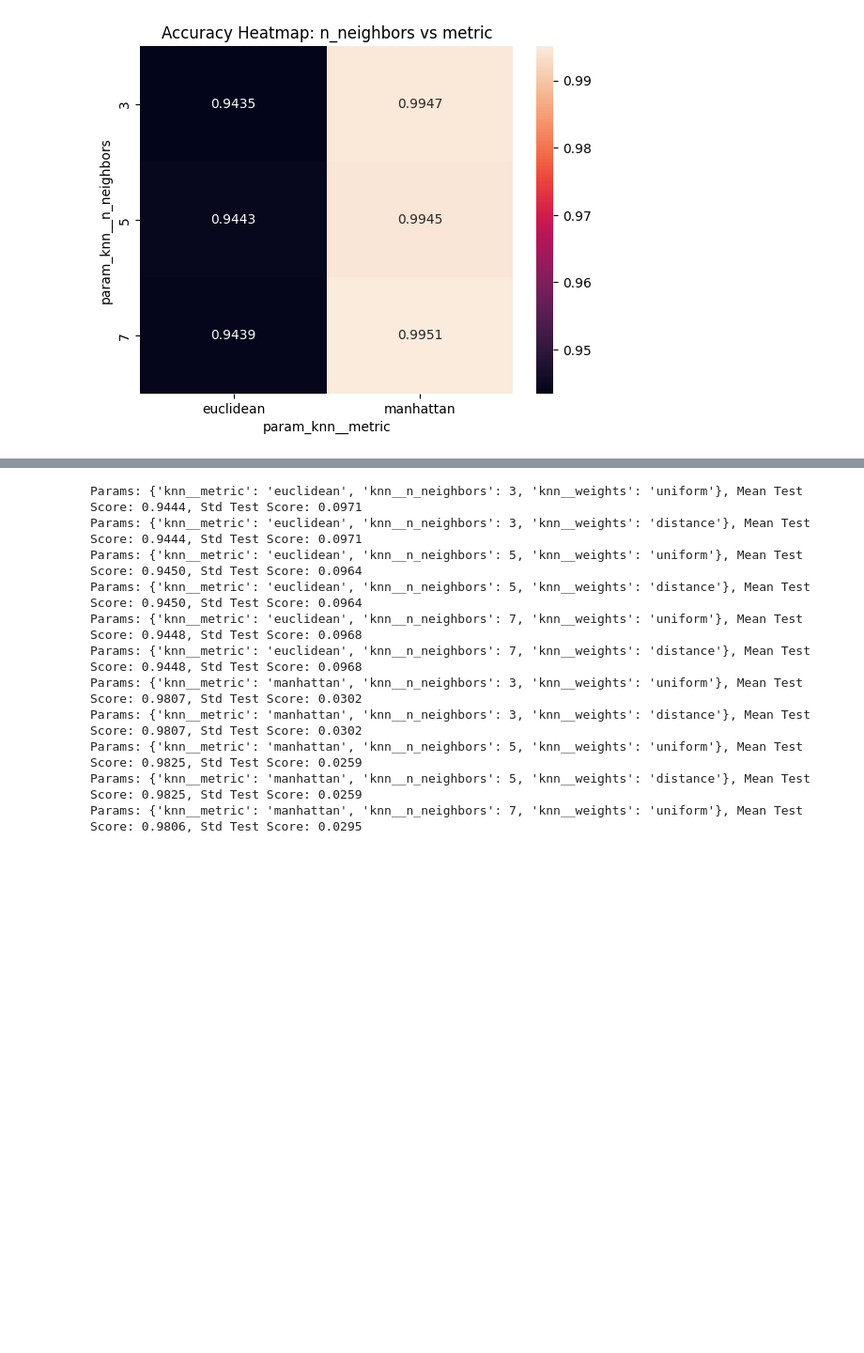
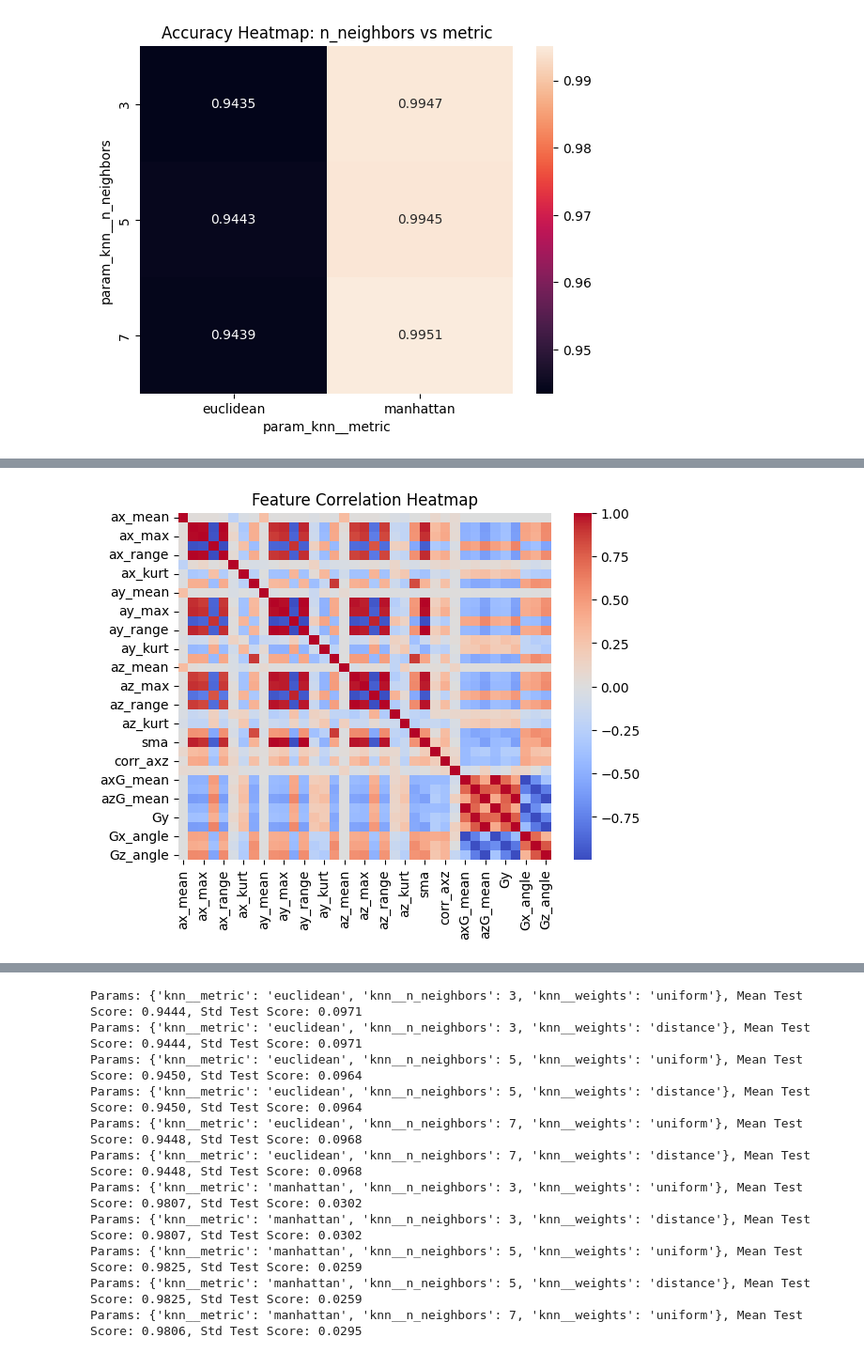
Before and after one commit to COEN498-691-PROJECT/ML_project, a Jupyter notebook: models/notebooks/knn_model_gridsearch.ipynb, the cells around one changed output, grey strips where cells are left out. Shown at 94% size. Cells and saved outputs as stored; diff of their text form; code cells hidden in the pictures; blank space fills up the shorter version.

```diff
--- a/models/notebooks/knn_model_gridsearch.ipynb
+++ b/models/notebooks/knn_model_gridsearch.ipynb
@@ -230,0 +357,7 @@ plt.show()
+# %%
+#feature correlation
+sns.heatmap(X.corr(), cmap='coolwarm', center=0)
+plt.title("Feature Correlation Heatmap")
+plt.show()
+# %% [output]
+[figure, added]
```
Also changed, not shown: parts of 12 cells of this notebook.
